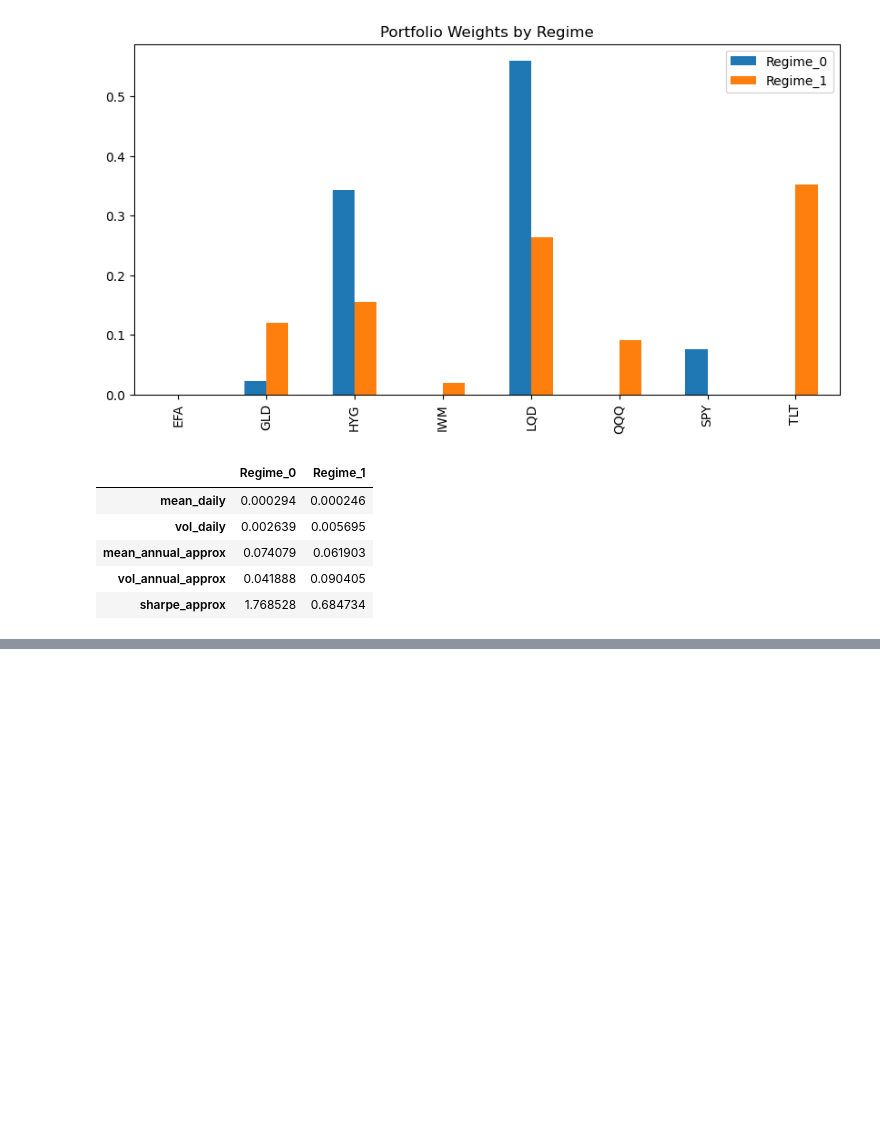
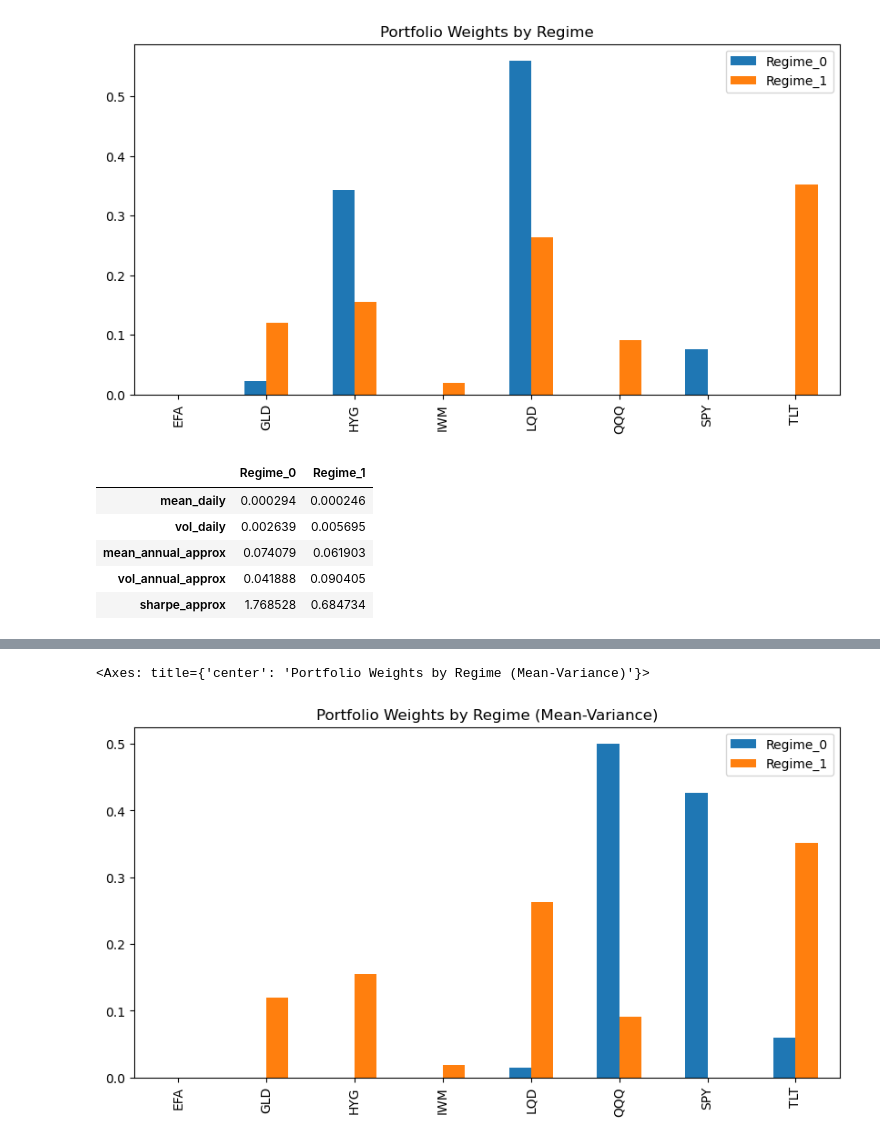
Before and after one commit to LTam2024/hmmRegimeDetect, a Jupyter notebook: regimeDetect.ipynb, the cells around one changed output, grey strips where cells are left out. Cells and saved outputs as stored; diff of their text form; code cells hidden in the pictures; blank space fills up the shorter version.

Commit message:
implemented mean-variance portfolio

```diff
--- a/regimeDetect.ipynb
+++ b/regimeDetect.ipynb
@@ -347,3 +347,13 @@ statsDf
 | mean_annual_approx | 0.074079 | 0.061903 |
 | vol_annual_approx | 0.041888 | 0.090405 |
 | sharpe_approx | 1.768528 | 0.684734 |
+# %%
+inRegimeMeanVarWeights0 = solve_mean_variance_portfolio(retRegime0.mean(), cov0)
+inRegimeMeanVarWeights1 = solve_mean_variance_portfolio(retRegime1.mean(), cov1)
+
+inWeightsMeanVarDf = pd.DataFrame({
+    "Regime_0": inRegimeMeanVarWeights0,
+    "Regime_1": inRegimeWeights1
+})
+
+inWeightsMeanVarDf
@@ -349,0 +370,5 @@ statsDf
+# %%
+inWeightsMeanVarDf.plot(kind="bar", figsize=(10, 5), title="Portfolio Weights by Regime (Mean-Variance)")
+# %% [output]
+<Axes: title={'center': 'Portfolio Weights by Regime (Mean-Variance)'}>
+[figure, added]
```
Also changed, not shown: parts of 4 cells of this notebook, 1 other file.
